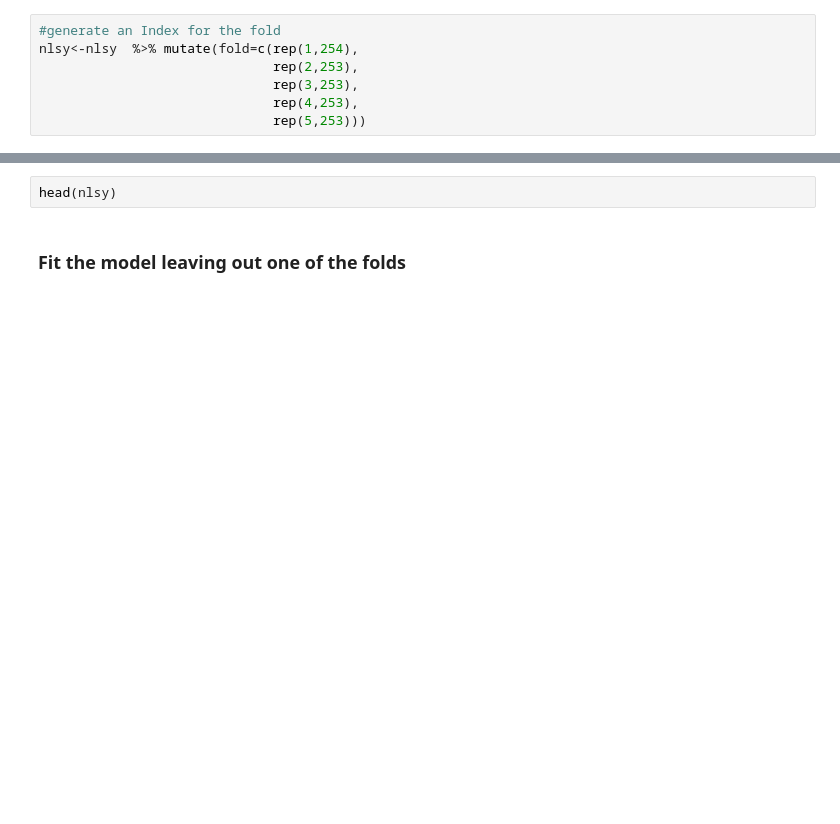
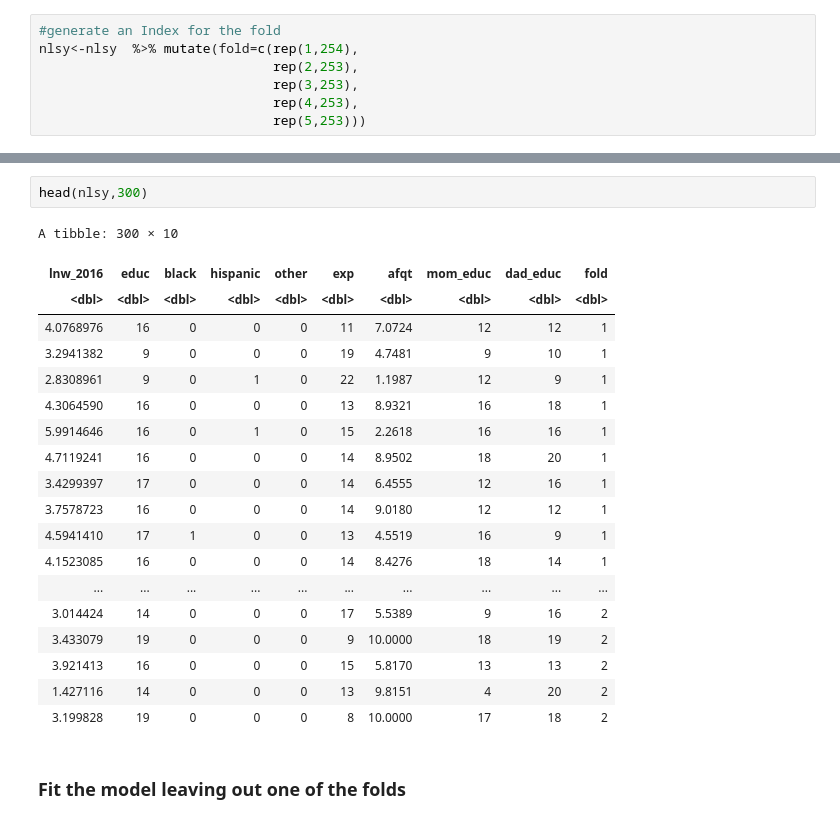
Before and after one commit to ignaciomsarmiento/BDML_202401, a Jupyter notebook: Modulo02/Modulo02_CV.ipynb, the cells around one changed output, grey strips where cells are left out. Saved outputs shown, nothing was run; the diff lists cells and outputs as text; blank space fills up the shorter version.

```diff
--- a/Modulo02/Modulo02_CV.ipynb
+++ b/Modulo02/Modulo02_CV.ipynb
@@ -384,5 +474,25 @@ table(nlsy$fold)
 # %%
-head(nlsy)
+head(nlsy,300)
+# %% [output]
+A tibble: 300 × 10
+| lnw_2016 | educ | black | hispanic | other | exp | afqt | mom_educ | dad_educ | fold |
+| <dbl> | <dbl> | <dbl> | <dbl> | <dbl> | <dbl> | <dbl> | <dbl> | <dbl> | <dbl> |
+| 4.0768976 | 16 | 0 | 0 | 0 | 11 | 7.0724 | 12 | 12 | 1 |
+| 3.2941382 | 9 | 0 | 0 | 0 | 19 | 4.7481 | 9 | 10 | 1 |
+| 2.8308961 | 9 | 0 | 1 | 0 | 22 | 1.1987 | 12 | 9 | 1 |
+| 4.3064590 | 16 | 0 | 0 | 0 | 13 | 8.9321 | 16 | 18 | 1 |
+| 5.9914646 | 16 | 0 | 1 | 0 | 15 | 2.2618 | 16 | 16 | 1 |
+| 4.7119241 | 16 | 0 | 0 | 0 | 14 | 8.9502 | 18 | 20 | 1 |
+| 3.4299397 | 17 | 0 | 0 | 0 | 14 | 6.4555 | 12 | 16 | 1 |
+| 3.7578723 | 16 | 0 | 0 | 0 | 14 | 9.0180 | 12 | 12 | 1 |
+| 4.5941410 | 17 | 1 | 0 | 0 | 13 | 4.5519 | 16 | 9 | 1 |
+| 4.1523085 | 16 | 0 | 0 | 0 | 14 | 8.4276 | 18 | 14 | 1 |
+| ... | ... | ... | ... | ... | ... | ... | ... | ... | ... |
+| 3.014424 | 14 | 0 | 0 | 0 | 17 | 5.5389 | 9 | 16 | 2 |
+| 3.433079 | 19 | 0 | 0 | 0 | 9 | 10.0000 | 18 | 19 | 2 |
+| 3.921413 | 16 | 0 | 0 | 0 | 15 | 5.8170 | 13 | 13 | 2 |
+| 1.427116 | 14 | 0 | 0 | 0 | 13 | 9.8151 | 4 | 20 | 2 |
+| 3.199828 | 19 | 0 | 0 | 0 | 8 | 10.0000 | 17 | 18 | 2 |
 # %% [markdown]
 ### Fit the model leaving out one of the folds
 # %%
```
Also changed, not shown: parts of 21 cells of this notebook, 2 other files.
